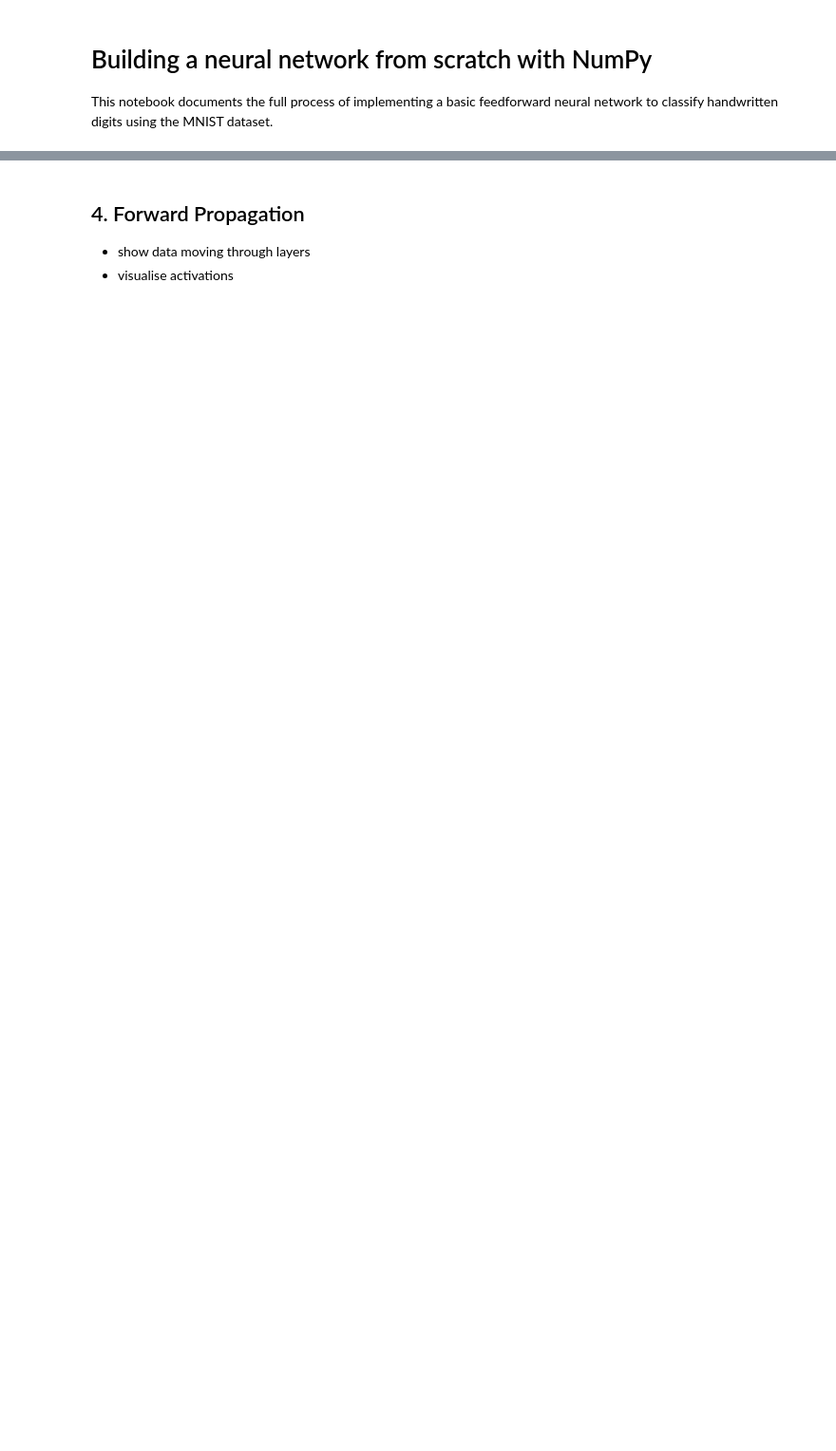
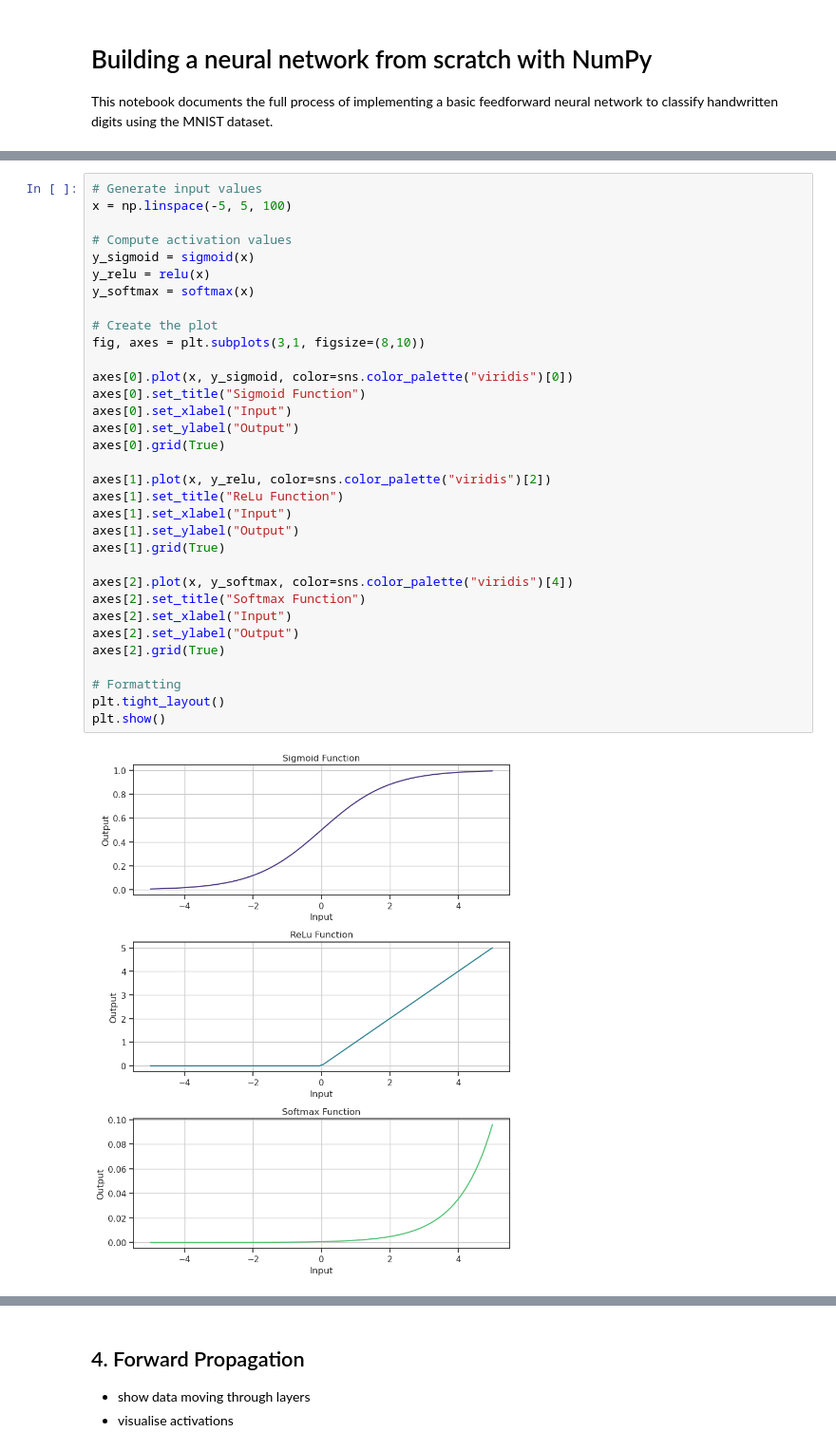
Before and after one commit to kiri-thornalley/numpy_neural_network, a Jupyter notebook: neural_network.ipynb, the cells around one changed output, grey strips where cells are left out. Shown at 95% size. Drawn from its saved outputs; the diff is of its cells as text; blank space fills up the shorter version.

Commit message:
activation functions

```diff
--- a/neural_network.ipynb
+++ b/neural_network.ipynb
@@ -113,0 +193,35 @@ Encoded label: [0. 0. 0. 0. 1. 0. 0. 0. 0. 0.]
+# %%
+# Generate input values
+x = np.linspace(-5, 5, 100)
+
+# Compute activation values
+y_sigmoid = sigmoid(x)
+y_relu = relu(x)
+y_softmax = softmax(x)
+
+# Create the plot
+fig, axes = plt.subplots(3,1, figsize=(8,10))
+
+axes[0].plot(x, y_sigmoid, color=sns.color_palette("viridis")[0])
+axes[0].set_title("Sigmoid Function")
+axes[0].set_xlabel("Input")
+axes[0].set_ylabel("Output")
+axes[0].grid(True)
+
+axes[1].plot(x, y_relu, color=sns.color_palette("viridis")[2])
+axes[1].set_title("ReLu Function")
+axes[1].set_xlabel("Input")
+axes[1].set_ylabel("Output")
+axes[1].grid(True)
+
+axes[2].plot(x, y_softmax, color=sns.color_palette("viridis")[4])
+axes[2].set_title("Softmax Function")
+axes[2].set_xlabel("Input")
+axes[2].set_ylabel("Output")
+axes[2].grid(True)
+
+# Formatting
+plt.tight_layout()
+plt.show()
+# %% [output]
+[figure, added]
```
Also changed, not shown: parts of 22 cells of this notebook.
